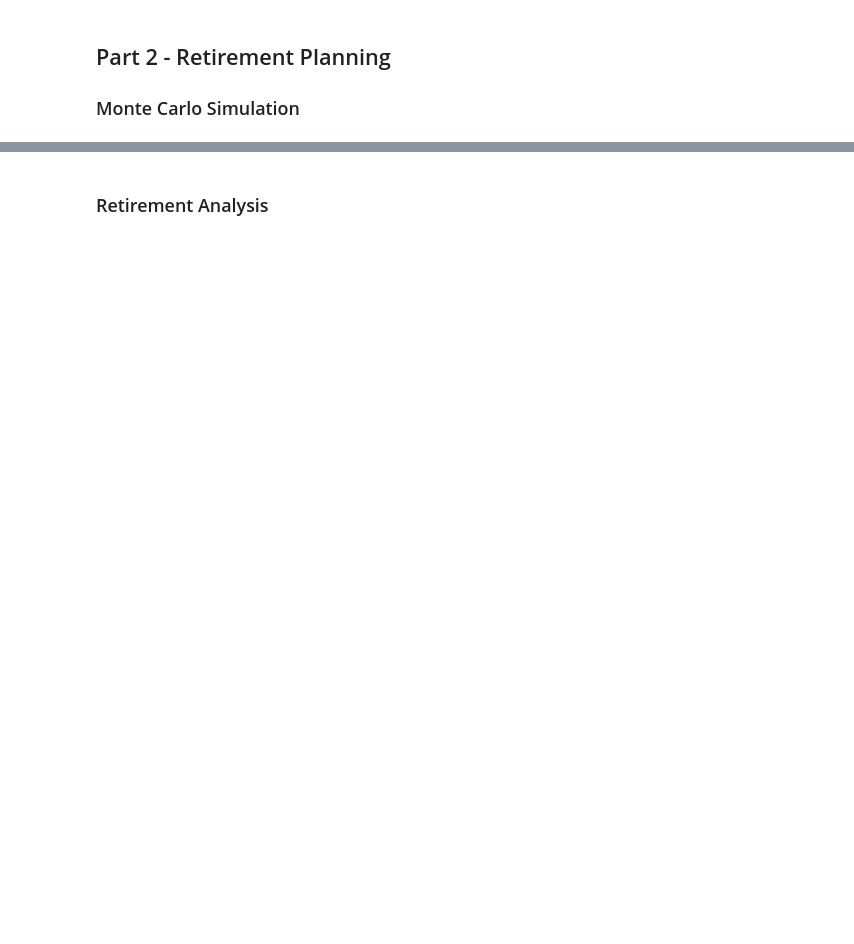
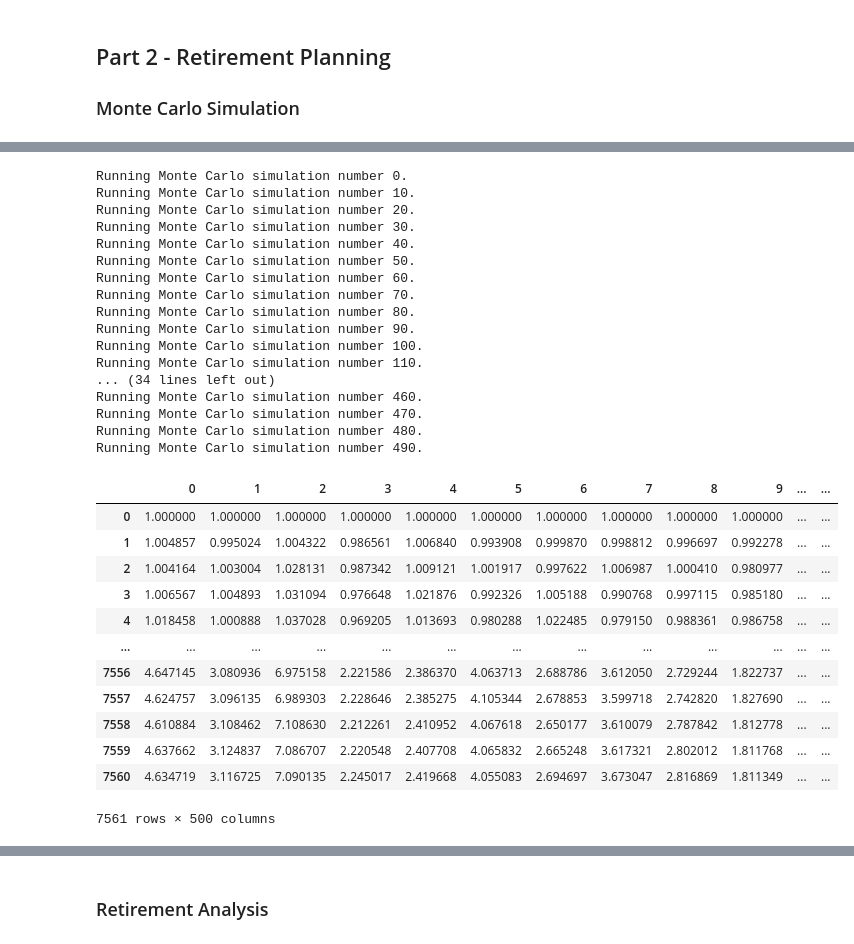
Before and after one commit to jonesc31/APIs_hw, a Jupyter notebook: Instructions/Starter_Code/financial-planner.ipynb, the cells around one changed output, grey strips where cells are left out. Drawn from its saved outputs; the diff is of its cells as text; code cells hidden in the pictures; blank space fills up the shorter version.

```diff
--- a/Instructions/Starter_Code/financial-planner.ipynb
+++ b/Instructions/Starter_Code/financial-planner.ipynb
@@ -182,5 +226,36 @@ MC_thirty_year.portfolio_data.head()
 # %%
 # Running a Monte Carlo simulation to forecast 30 years cumulative returns
-MC_thirty_year.calc_cumulative_return()
+future_shares_df.calc_cumulative_return()
+# %% [output]
+Running Monte Carlo simulation number 0.
+Running Monte Carlo simulation number 10.
+Running Monte Carlo simulation number 20.
+Running Monte Carlo simulation number 30.
+Running Monte Carlo simulation number 40.
+Running Monte Carlo simulation number 50.
+Running Monte Carlo simulation number 60.
+Running Monte Carlo simulation number 70.
+Running Monte Carlo simulation number 80.
+Running Monte Carlo simulation number 90.
+Running Monte Carlo simulation number 100.
+Running Monte Carlo simulation number 110.
+... (34 lines left out)
+Running Monte Carlo simulation number 460.
+Running Monte Carlo simulation number 470.
+Running Monte Carlo simulation number 480.
+Running Monte Carlo simulation number 490.
+|  | 0 | 1 | 2 | 3 | 4 | 5 | 6 | 7 | 8 | 9 | ... | ... |
+| 0 | 1.000000 | 1.000000 | 1.000000 | 1.000000 | 1.000000 | 1.000000 | 1.000000 | 1.000000 | 1.000000 | 1.000000 | ... | ... |
+| 1 | 1.004857 | 0.995024 | 1.004322 | 0.986561 | 1.006840 | 0.993908 | 0.999870 | 0.998812 | 0.996697 | 0.992278 | ... | ... |
+| 2 | 1.004164 | 1.003004 | 1.028131 | 0.987342 | 1.009121 | 1.001917 | 0.997622 | 1.006987 | 1.000410 | 0.980977 | ... | ... |
+| 3 | 1.006567 | 1.004893 | 1.031094 | 0.976648 | 1.021876 | 0.992326 | 1.005188 | 0.990768 | 0.997115 | 0.985180 | ... | ... |
+| 4 | 1.018458 | 1.000888 | 1.037028 | 0.969205 | 1.013693 | 0.980288 | 1.022485 | 0.979150 | 0.988361 | 0.986758 | ... | ... |
+| ... | ... | ... | ... | ... | ... | ... | ... | ... | ... | ... | ... | ... |
+| 7556 | 4.647145 | 3.080936 | 6.975158 | 2.221586 | 2.386370 | 4.063713 | 2.688786 | 3.612050 | 2.729244 | 1.822737 | ... | ... |
+| 7557 | 4.624757 | 3.096135 | 6.989303 | 2.228646 | 2.385275 | 4.105344 | 2.678853 | 3.599718 | 2.742820 | 1.827690 | ... | ... |
+| 7558 | 4.610884 | 3.108462 | 7.108630 | 2.212261 | 2.410952 | 4.067618 | 2.650177 | 3.610079 | 2.787842 | 1.812778 | ... | ... |
+| 7559 | 4.637662 | 3.124837 | 7.086707 | 2.220548 | 2.407708 | 4.065832 | 2.665248 | 3.617321 | 2.802012 | 1.811768 | ... | ... |
+| 7560 | 4.634719 | 3.116725 | 7.090135 | 2.245017 | 2.419668 | 4.055083 | 2.694697 | 3.673047 | 2.816869 | 1.811349 | ... | ... |
+7561 rows × 500 columns
 # %%
 # Plot simulation outcomes
```
Also changed, not shown: parts of 33 cells of this notebook, 5 other files.
